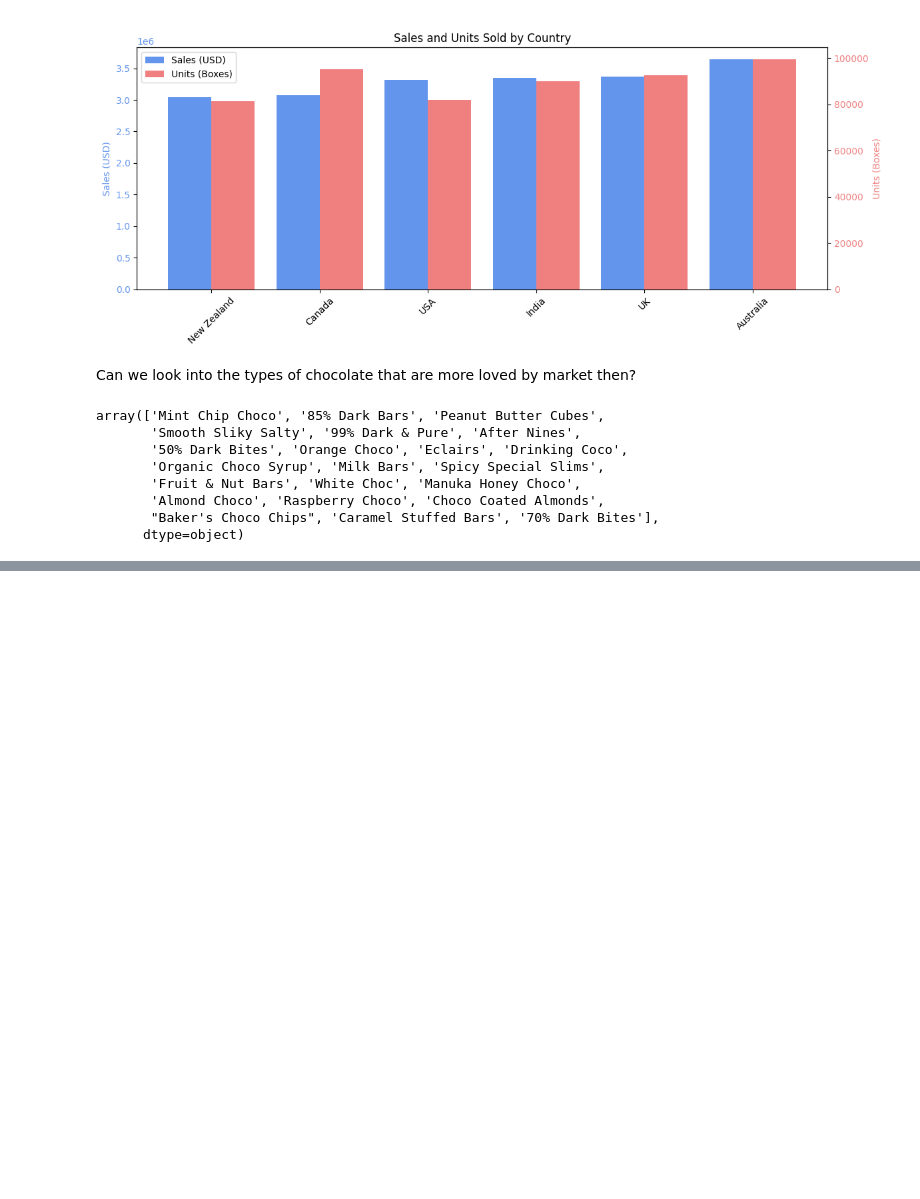
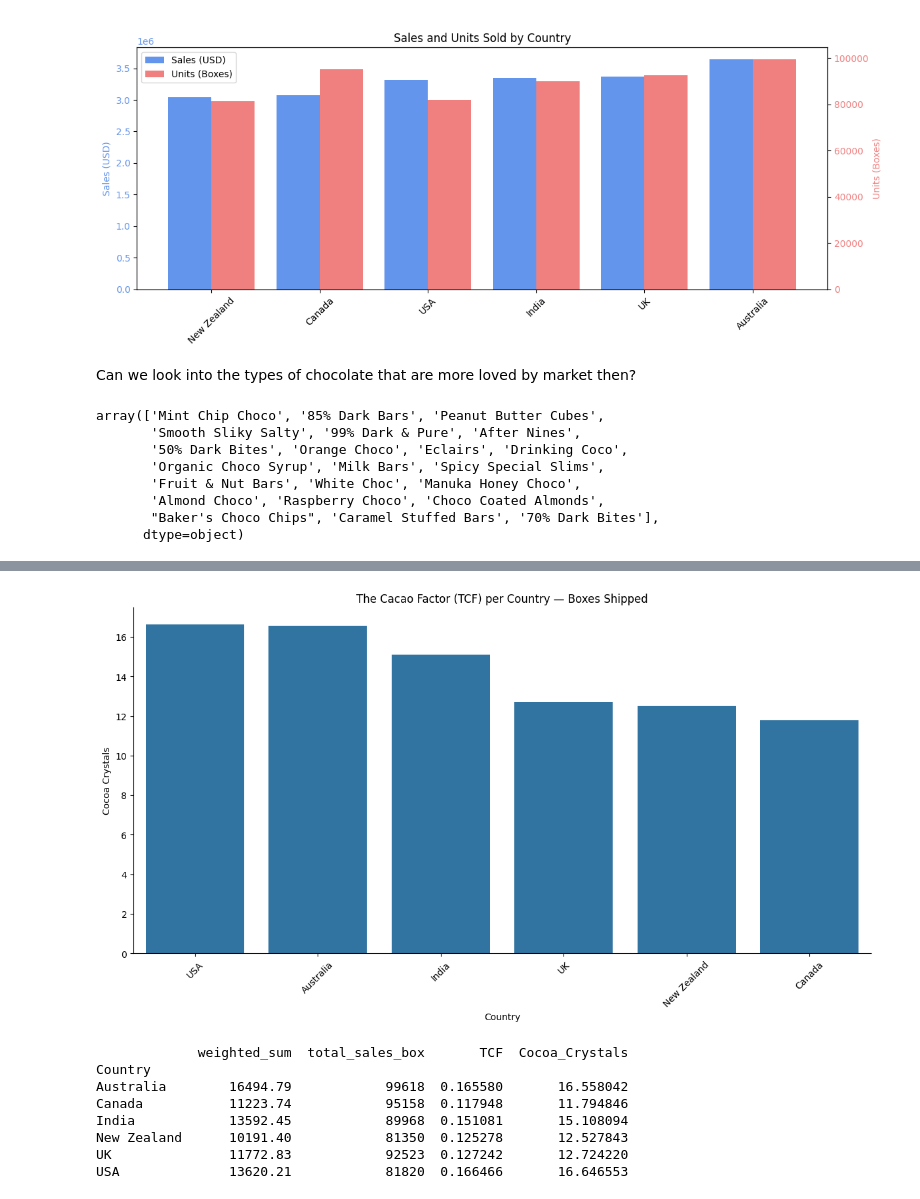
Before and after one commit to Lina060992/Chocolate, a Jupyter notebook: more_questions.ipynb, the cells around one changed output, grey strips where cells are left out. Saved outputs shown, nothing was run; the diff lists cells and outputs as text; code cells hidden in the pictures; blank space fills up the shorter version.

```diff
--- a/more_questions.ipynb
+++ b/more_questions.ipynb
@@ -567,0 +719,29 @@ The ponderation factor will be the percentage in cocoa.
+# %%
+order_box = tcf_sales_box.sort_values('Cocoa_Crystals', ascending=False).index
+
+sns.catplot(
+    x='Country',
+    y='Cocoa_Crystals',
+    kind='bar',
+    data=tcf_sales_box,
+    order=order_box,
+    height=6,
+    aspect=2
+)
+
+plt.xticks(rotation=45)
+plt.ylabel('Cocoa Crystals')
+plt.title('The Cacao Factor (TCF) per Country — Boxes Shipped')
+plt.show()
+
+print(tcf_sales_box)
+# %% [output]
+[figure, added]
+             weighted_sum  total_sales_box       TCF  Cocoa_Crystals
+Country
+Australia        16494.79            99618  0.165580       16.558042
+Canada           11223.74            95158  0.117948       11.794846
+India            13592.45            89968  0.151081       15.108094
+New Zealand      10191.40            81350  0.125278       12.527843
+UK               11772.83            92523  0.127242       12.724220
+USA              13620.21            81820  0.166466       16.646553
```
Also changed, not shown: parts of 10 cells of this notebook.
